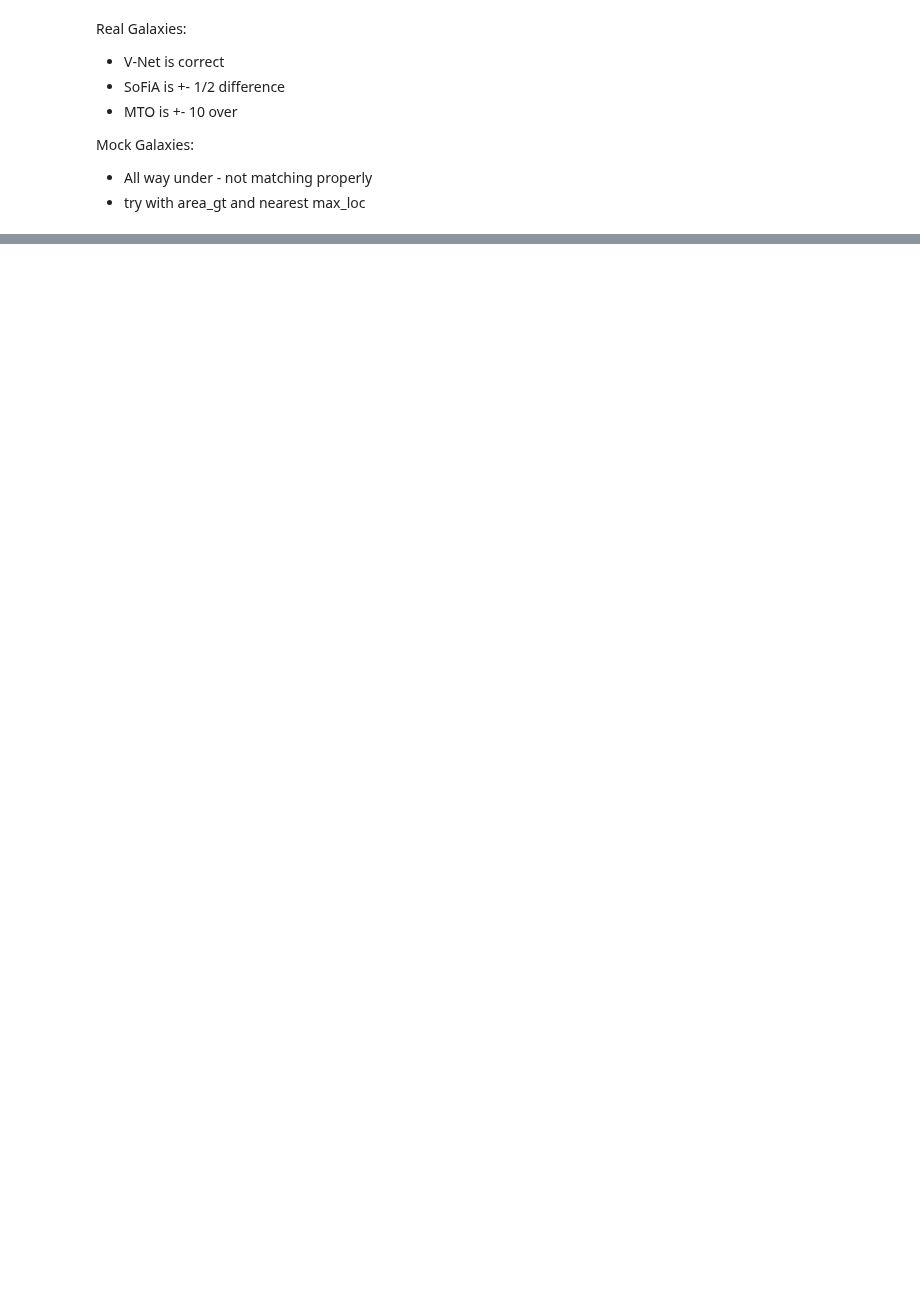
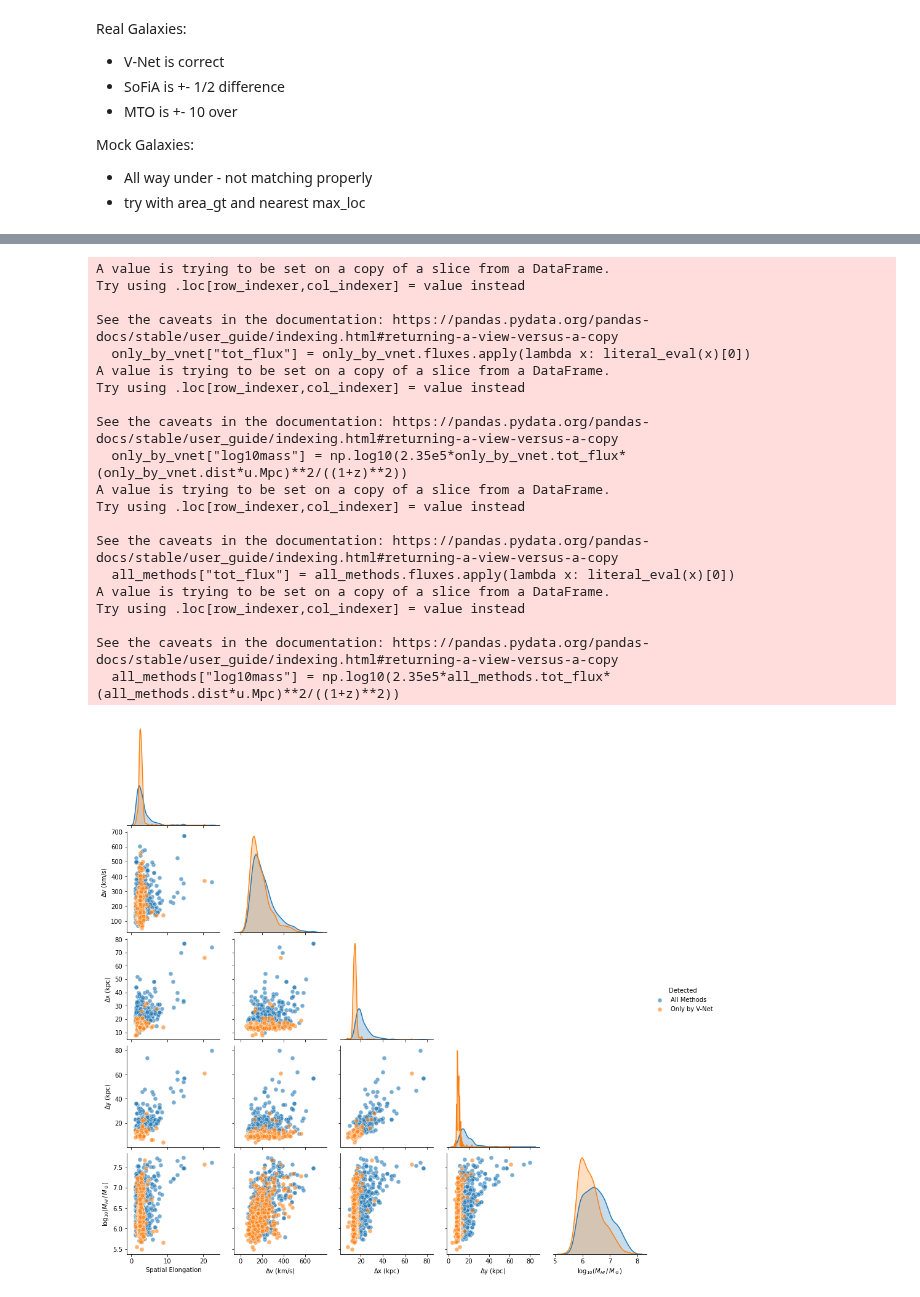
Before and after one commit to Jbarkai/HISourceFinder, a Jupyter notebook: src/analyse_results/Report Plots.ipynb, the cells around one changed output, grey strips where cells are left out. Drawn from its saved outputs; the diff is of its cells as text; code cells hidden in the pictures; blank space fills up the shorter version.

```diff
--- a/src/analyse_results/Report Plots.ipynb
+++ b/src/analyse_results/Report Plots.ipynb
@@ -164,0 +289,49 @@ len(sofia_cat_df[(sofia_cat_df.type == "mock")]), len(sofia_mock_df), len(sofia_
+# %%
+mto_mock_list = (mto_mock_df.mos_name_mask + mto_mock_df.label_mask.astype(int).astype(str)).to_list()
+sofia_mock_list = (sofia_mock_df.mos_name_mask + sofia_mock_df.label_mask.astype(int).astype(str)).to_list()
+vnet_mock_list = (vnet_mock_df.mos_name_mask + vnet_mock_df.label_mask.astype(int).astype(str)).to_list()
+only_by_vnet = mock_cat_df[(mock_cat_df.mos_name + mock_cat_df.label.astype(int).astype(str)).apply(lambda x: (x not in mto_mock_list) & (x not in sofia_mock_list) & (x in vnet_mock_list))]
+only_by_vnet["tot_flux"] = only_by_vnet.fluxes.apply(lambda x: literal_eval(x)[0])
+z = only_by_vnet.dist*u.Mpc*h_0/const.c.to(u.km/u.s)
+only_by_vnet["log10mass"] = np.log10(2.35e5*only_by_vnet.tot_flux*(only_by_vnet.dist*u.Mpc)**2/((1+z)**2))
+only_by_vnet = only_by_vnet[["elongation", "n_vel", "nx", "ny", "log10mass"]]
+only_by_vnet.columns = labels[:-1]
+only_by_vnet["Detected"] = "Only by V-Net"
+
+all_methods = mock_cat_df[(mock_cat_df.mos_name + mock_cat_df.label.astype(int).astype(str)).apply(lambda x: (x in mto_mock_list) & (x in vnet_mock_list) & (x in sofia_mock_list))]
+all_methods["tot_flux"] = all_methods.fluxes.apply(lambda x: literal_eval(x)[0])
+z = all_methods.dist*u.Mpc*h_0/const.c.to(u.km/u.s)
+all_methods["log10mass"] = np.log10(2.35e5*all_methods.tot_flux*(all_methods.dist*u.Mpc)**2/((1+z)**2))
+all_methods = all_methods[["elongation", "n_vel", "nx", "ny", "log10mass"]]
+all_methods.columns = labels[:-1]
+all_methods["Detected"] = "All Methods"
+
+# sns.set(rc={'axes.facecolor':'white', 'figure.facecolor':'white'})
+g = sns.pairplot(all_methods.append(only_by_vnet), hue = 'Detected',
+             diag_kind = 'kde',
+             plot_kws = {'alpha': 0.6, 's': 50},
+#              size = 4
+             corner=True
+            )
+# %% [output]
+A value is trying to be set on a copy of a slice from a DataFrame.
+Try using .loc[row_indexer,col_indexer] = value instead
+
+See the caveats in the documentation: https://pandas.pydata.org/pandas-docs/stable/user_guide/indexing.html#returning-a-view-versus-a-copy
+  only_by_vnet["tot_flux"] = only_by_vnet.fluxes.apply(lambda x: literal_eval(x)[0])
+A value is trying to be set on a copy of a slice from a DataFrame.
+Try using .loc[row_indexer,col_indexer] = value instead
+
+See the caveats in the documentation: https://pandas.pydata.org/pandas-docs/stable/user_guide/indexing.html#returning-a-view-versus-a-copy
+  only_by_vnet["log10mass"] = np.log10(2.35e5*only_by_vnet.tot_flux*(only_by_vnet.dist*u.Mpc)**2/((1+z)**2))
+A value is trying to be set on a copy of a slice from a DataFrame.
+Try using .loc[row_indexer,col_indexer] = value instead
+
+See the caveats in the documentation: https://pandas.pydata.org/pandas-docs/stable/user_guide/indexing.html#returning-a-view-versus-a-copy
+  all_methods["tot_flux"] = all_methods.fluxes.apply(lambda x: literal_eval(x)[0])
+A value is trying to be set on a copy of a slice from a DataFrame.
+Try using .loc[row_indexer,col_indexer] = value instead
+
+See the caveats in the documentation: https://pandas.pydata.org/pandas-docs/stable/user_guide/indexing.html#returning-a-view-versus-a-copy
+  all_methods["log10mass"] = np.log10(2.35e5*all_methods.tot_flux*(all_methods.dist*u.Mpc)**2/((1+z)**2))
+[figure, added]
```
Also changed, not shown: parts of 61 cells of this notebook, 1 other file.
